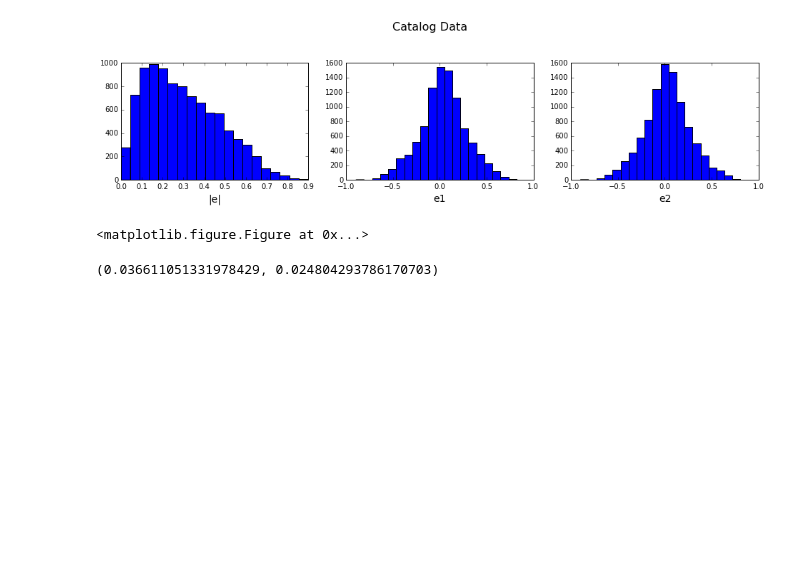
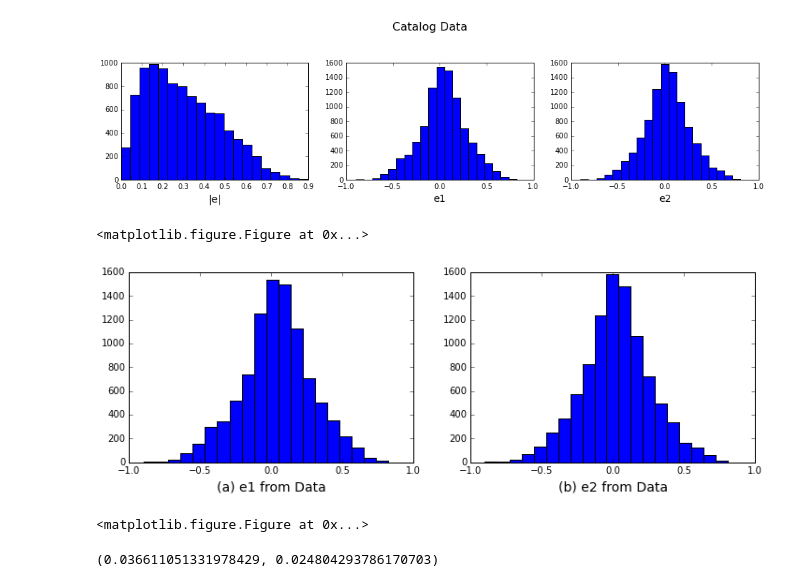
Before and after one commit to sowmyakth/Flubber, a Jupyter notebook: indiv_comp.ipynb, the cells around one changed output. Cells and saved outputs as stored; diff of their text form; code cells hidden in the pictures; blank space fills up the shorter version.

```diff
--- a/indiv_comp.ipynb
+++ b/indiv_comp.ipynb
@@ -85,6 +85,19 @@ plt.show()
 # %% [output]
 [figure]
 <matplotlib.figure.Figure at 0x...>
+# %%
+plt.subplot(2,2,1)
+plt.hist(e1_c,20)
+plt.xlabel('(a) e1 from Data',size=14)
+plt.subplot(2,2,2)
+plt.hist(e2_c,20)
+plt.xlabel('(b) e2 from Data',size=14)
+#plt.suptitle('Catalog Data',size=16)
+plt.show()
+#plt.savefig('data_cut.png')
+# %% [output]
+[figure, added]
+<matplotlib.figure.Figure at 0x...>
 # %%
 np.mean(e1_c),np.mean(e2_c)
 # %% [output]
```
Also changed, not shown: parts of 3 cells of this notebook, 2 other files.
